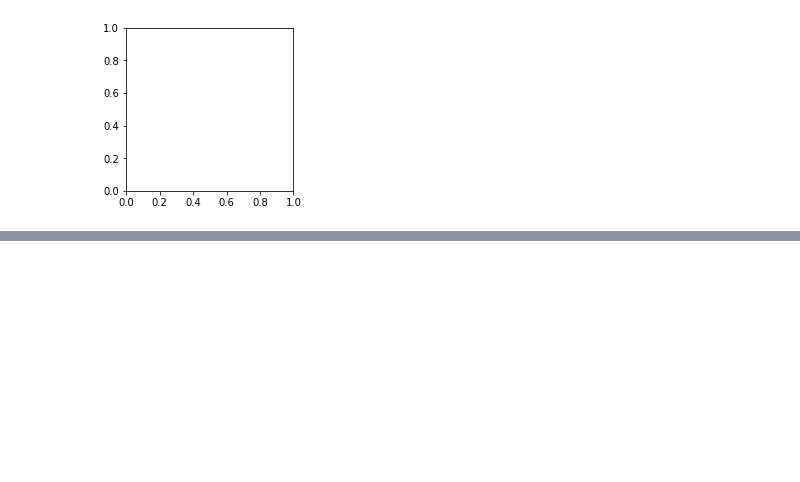
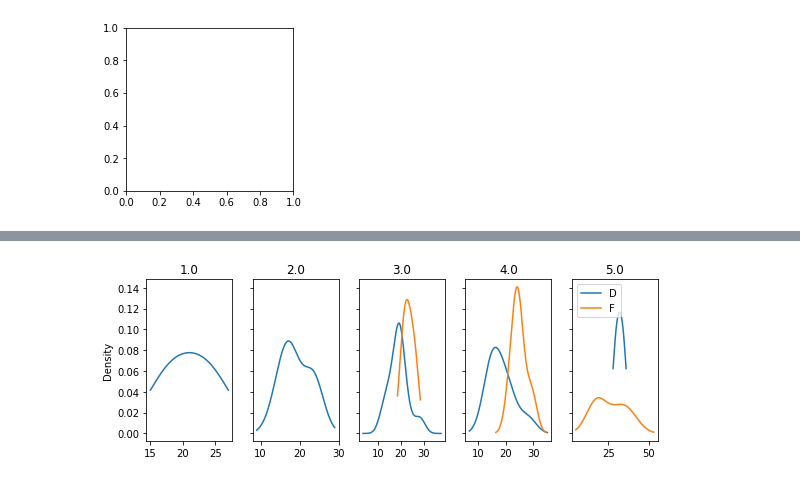
Before and after one commit to theaok/vis, a Jupyter notebook: play.ipynb, the cells around one changed output, grey strips where cells are left out. Saved outputs shown, nothing was run; the diff lists cells and outputs as text; code cells hidden in the pictures; blank space fills up the shorter version.

```diff
--- a/play.ipynb
+++ b/play.ipynb
@@ -78,0 +244,7 @@ TypeError: ignored
+# %%
+fig, axs = plt.subplots(1,g.ngroups, sharey=True,sharex=True, tight_layout=True, figsize=(10, 2))
+for i, (grp, d) in enumerate(g):
+  axs[i].hist(d['mpg'])
+  axs[i].set_title(grp)
+  #axs[i].set_xticklabels('')
+;
@@ -78,0 +277,3 @@ TypeError: ignored
+# %%
+g = auto.groupby(['rep78']) #subset data into n groups
+g.ngroups
@@ -78,0 +282,8 @@ TypeError: ignored
+# %%
+fig, axs = plt.subplots(1,g.ngroups, sharey=True, tight_layout=True, figsize=(8, 3))
+for i, (grp, d) in enumerate(g):
+  axs[i].hist(d.mpg[d.foreign=="D"])
+  axs[i].hist(d.mpg[d.foreign=="F"],alpha=.5)
+  axs[i].set_title(grp)
+  #axs[i].set_xticklabels('')
+;
@@ -78,0 +320,8 @@ TypeError: ignored
+# %%
+fig, axs = plt.subplots(1,g.ngroups, sharey=True, tight_layout=True, figsize=(8, 3))
+for i, (grp, d) in enumerate(g):
+  axs[i].hist(d.mpg[d.foreign=="D"])
+  axs[i].hist(d.mpg[d.foreign=="F"],alpha=.5)
+  axs[i].set_title(grp)
+  #axs[i].set_xticklabels('')
+;
@@ -78,0 +358,16 @@ TypeError: ignored
+# %%
+fig, axs = plt.subplots(1,g.ngroups, sharey=True, tight_layout=True, figsize=(8, 3))
+for i, (grp, d) in enumerate(g):
+  #d.mpg[d.foreign=="D"].plot.kde(ax=axs[i]);
+  d.mpg[d.foreign=="D"].plot(kind = 'density',ax=axs[i]) #pandas
+  try:
+    d.mpg[d.foreign=="F"].plot(kind = 'density',ax=axs[i]) #pandas #BUG brekas bc obs doesnt exist
+  except Exception:
+    pass
+  #axs[i].hist(d.mpg[d.foreign=="D"])
+  #axs[i].hist(d.mpg[d.foreign=="F"],alpha=.5)
+  axs[i].set_title(grp)
+  #axs[i].set_xticklabels('')
+plt.legend(["D","F"],loc='upper left');
+# %% [output]
+[figure, added]
```
Also changed, not shown: parts of 20 cells of this notebook.
